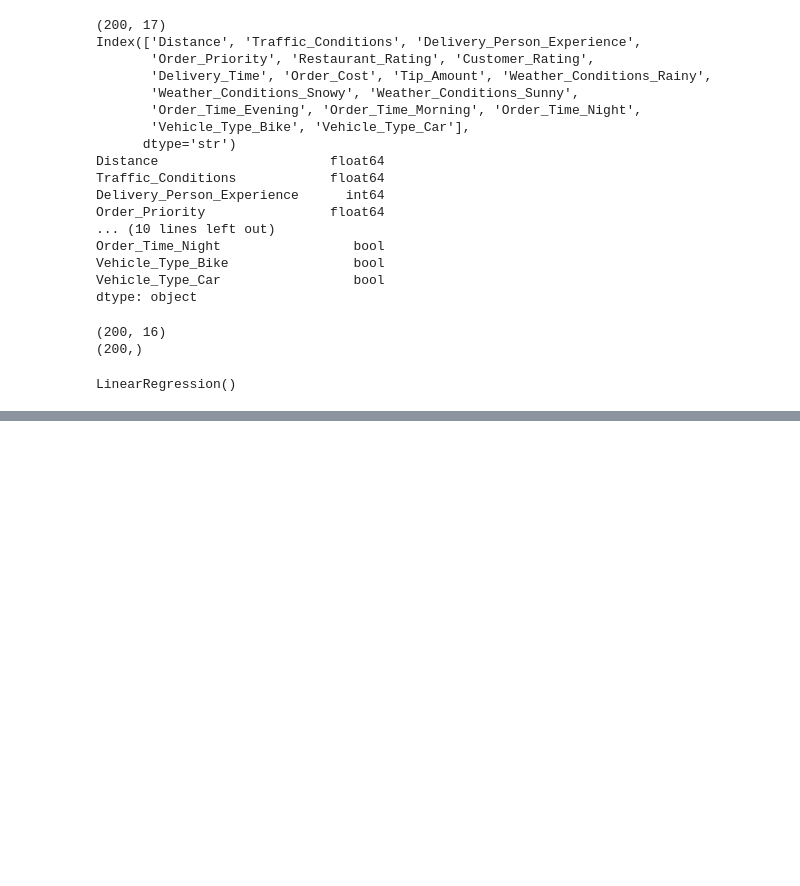
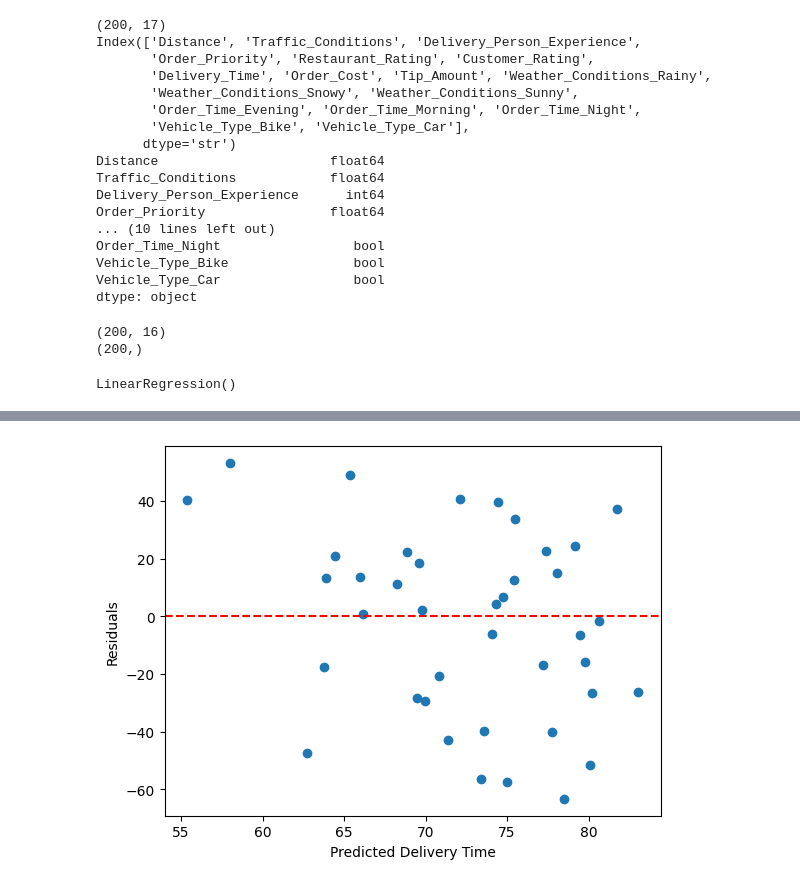
Before and after one commit to paarthrana/Food-Delivery-Time-Prediction, a Jupyter notebook: notebooks/main.ipynb, the cells around one changed output, grey strips where cells are left out. Drawn from its saved outputs; the diff is of its cells as text; code cells hidden in the pictures; blank space fills up the shorter version.

```diff
--- a/notebooks/main.ipynb
+++ b/notebooks/main.ipynb
@@ -325,0 +366,4 @@ LinearRegression()
+# %%
+pred=model.predict(X_test)
+residuals = y_test - pred
+print(f"Residuals: {residuals[0:10]}")
@@ -325,0 +382,9 @@ LinearRegression()
+# %%
+plt.scatter(pred,residuals)
+plt.xlabel('Predicted Delivery Time')
+plt.ylabel('Residuals')
+plt.axhline(y=0, color="red", linestyle="--")
+
+plt.show()
+# %% [output]
+[figure, added]
```
Also changed, not shown: parts of 7 cells of this notebook.
